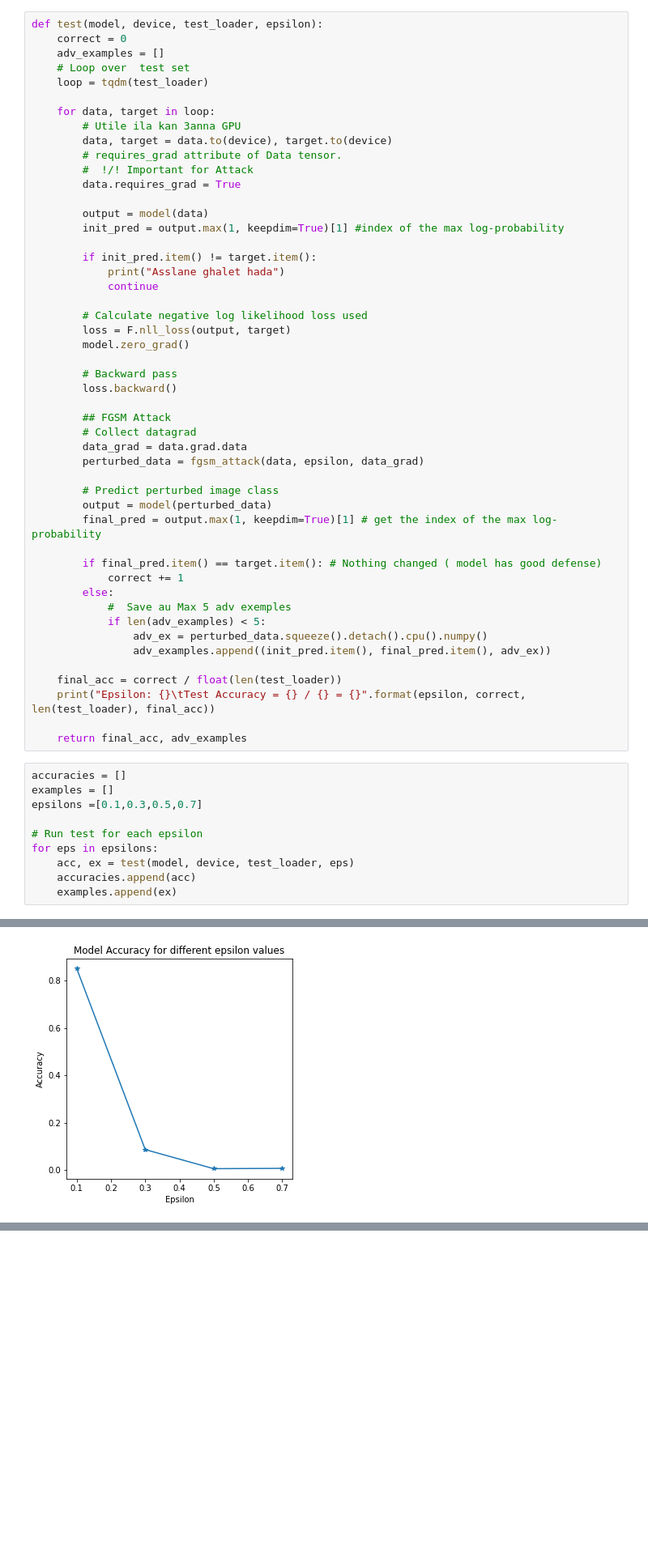
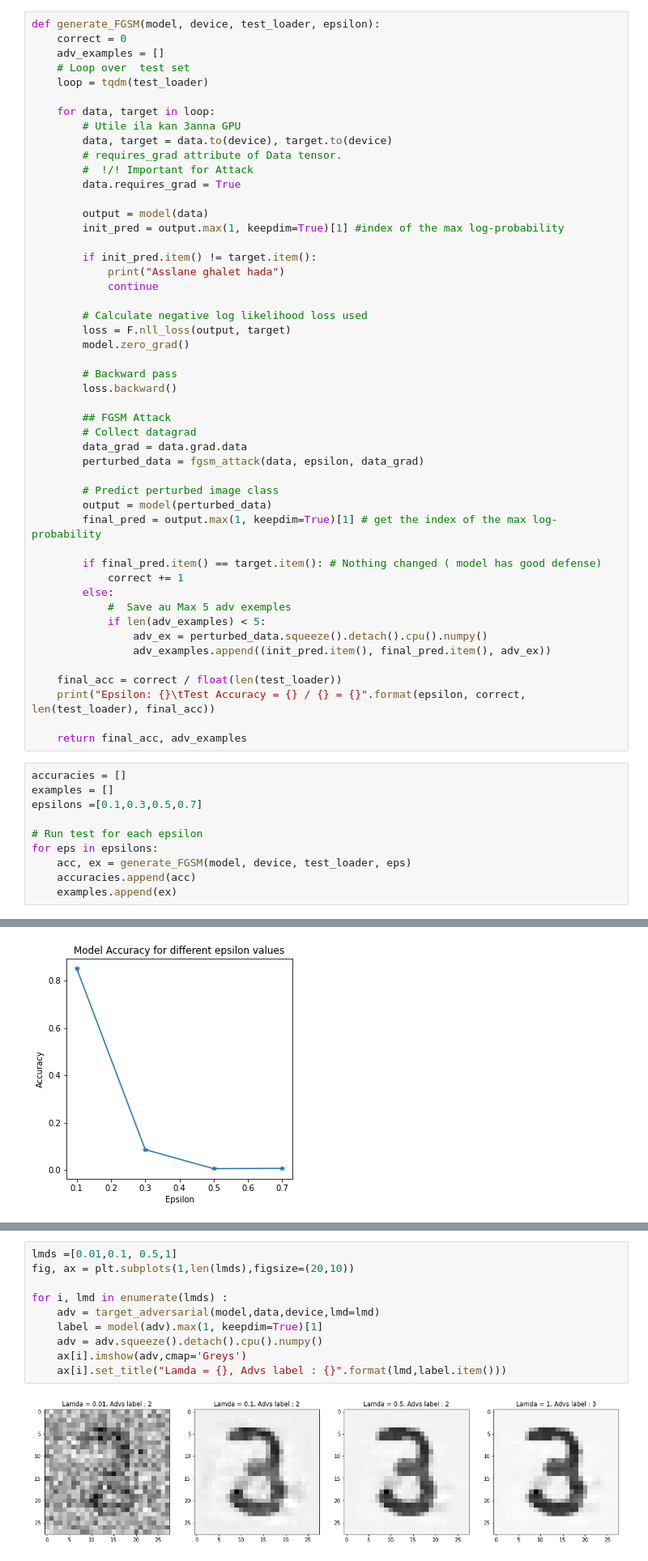
Before and after one commit to AmineDiro/Adversarial-Attacks, a Jupyter notebook: Adversarial attacks.ipynb, the cells around one changed output, grey strips where cells are left out. Shown at 81% size. Cells and saved outputs as stored; diff of their text form; blank space fills up the shorter version.

```diff
--- a/Adversarial attacks.ipynb
+++ b/Adversarial attacks.ipynb
@@ -119,7 +117,7 @@ def fgsm_attack(image, epsilon, data_grad):
     perturbed_image = torch.clamp(perturbed_image, 0, 1)
     return perturbed_image
 # %%
-def test(model, device, test_loader, epsilon):
+def generate_FGSM(model, device, test_loader, epsilon):
     correct = 0
     adv_examples = []
     # Loop over  test set
@@ -174,7 +172,7 @@ epsilons =[0.1,0.3,0.5,0.7]
 
 # Run test for each epsilon
 for eps in epsilons:
-    acc, ex = test(model, device, test_loader, eps)
+    acc, ex = generate_FGSM(model, device, test_loader, eps)
     accuracies.append(acc)
     examples.append(ex)
 # %% [output]
@@ -238,0 +338,12 @@ plt.show()
+# %%
+lmds =[0.01,0.1, 0.5,1]
+fig, ax = plt.subplots(1,len(lmds),figsize=(20,10))
+
+for i, lmd in enumerate(lmds) :
+    adv = target_adversarial(model,data,device,lmd=lmd)
+    label = model(adv).max(1, keepdim=True)[1]
+    adv = adv.squeeze().detach().cpu().numpy()
+    ax[i].imshow(adv,cmap='Greys')
+    ax[i].set_title("Lamda = {}, Advs label : {}".format(lmd,label.item()))
+# %% [output]
+[figure, added]
```
Also changed, not shown: parts of 12 cells of this notebook.
